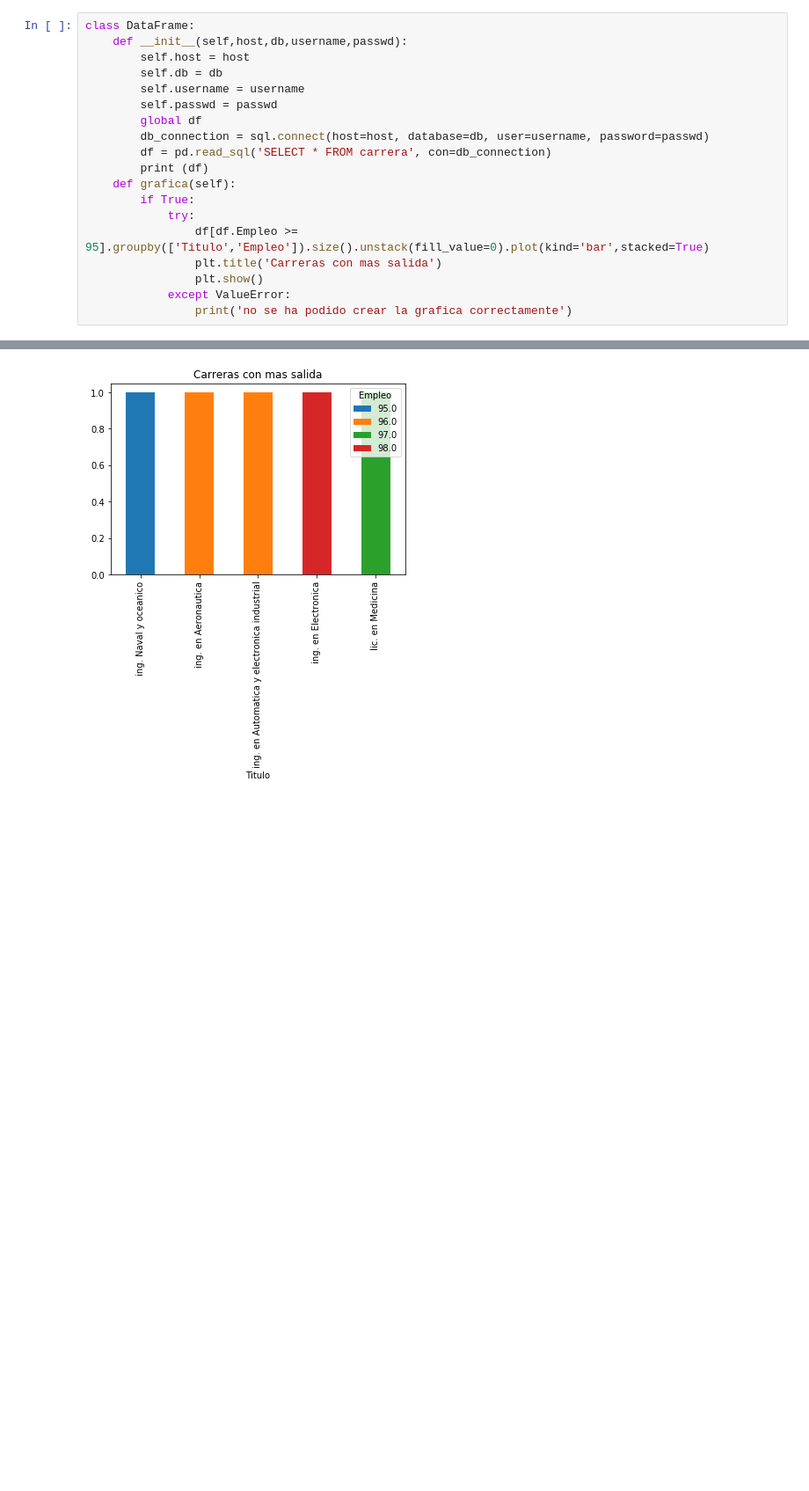
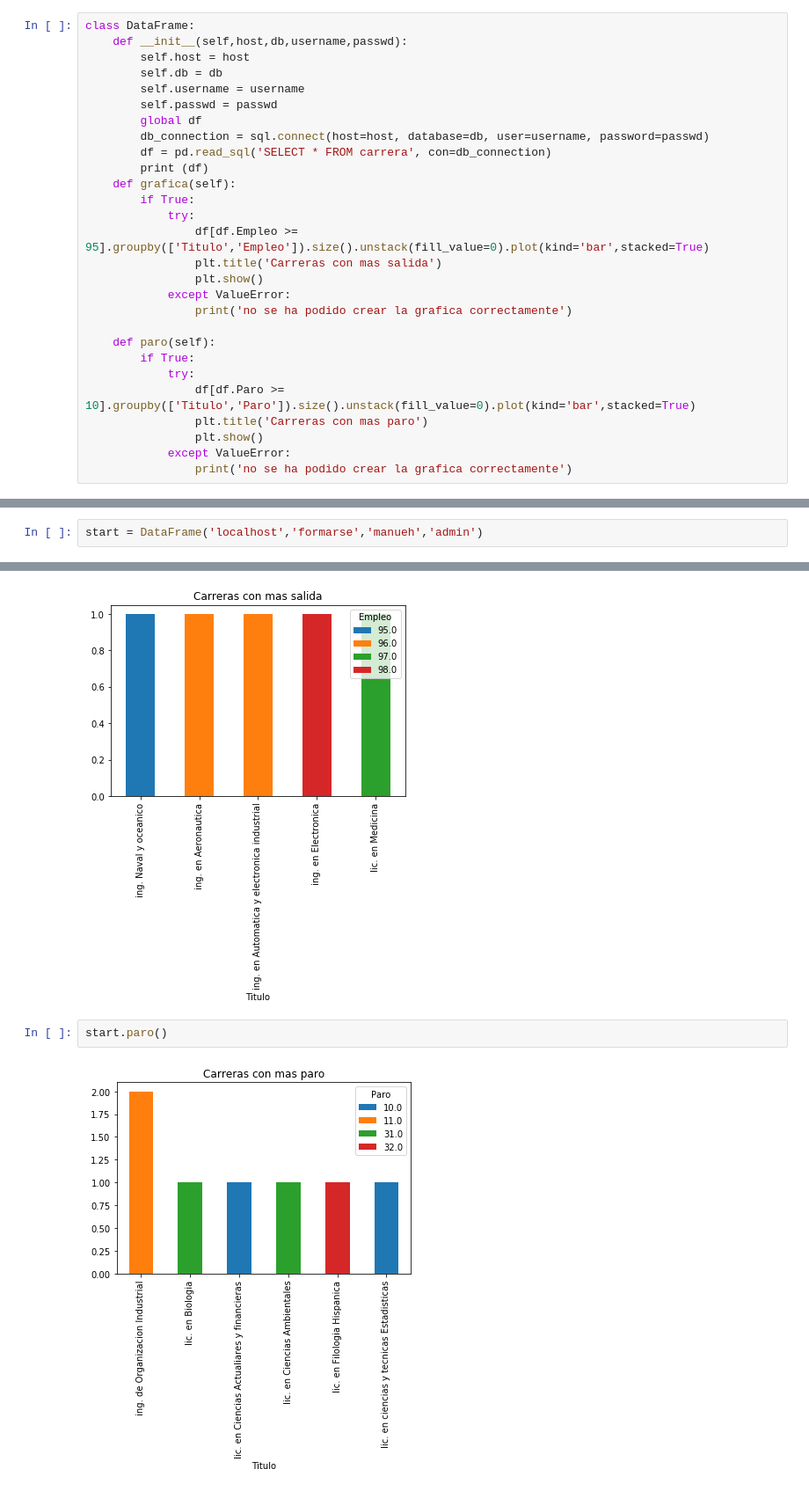
Before and after one commit to agmc13/equipo, a Jupyter notebook: ejercicio5.ipynb, the cells around one changed output, grey strips where cells are left out. Shown: that part at 88% size. Cells and saved outputs as stored; diff of their text form; blank space fills up the shorter version.

Commit message:
Editado ejercicio 5, añadido tasa de paro

```diff
--- a/ejercicio5.ipynb
+++ b/ejercicio5.ipynb
@@ -21,3 +21,12 @@ class DataFrame:
                 plt.show()
             except ValueError:
                 print('no se ha podido crear la grafica correctamente')
+
+    def paro(self):
+        if True:
+            try:
+                df[df.Paro >= 10].groupby(['Titulo','Paro']).size().unstack(fill_value=0).plot(kind='bar',stacked=True)
+                plt.title('Carreras con mas paro')
+                plt.show()
+            except ValueError:
+                print('no se ha podido crear la grafica correctamente')
@@ -43,0 +33,2 @@ start = DataFrame('192.168.2.9','formarse','alfonso','usuario')
+# %%
+start = DataFrame('localhost','formarse','manueh','admin')
@@ -45,3 +54,7 @@ start = DataFrame('192.168.2.9','formarse','alfonso','usuario')
 start.grafica()
 # %% [output]
 [figure]
+# %%
+start.paro()
+# %% [output]
+[figure, added]
```
Also changed, not shown: parts of 2 cells of this notebook.
